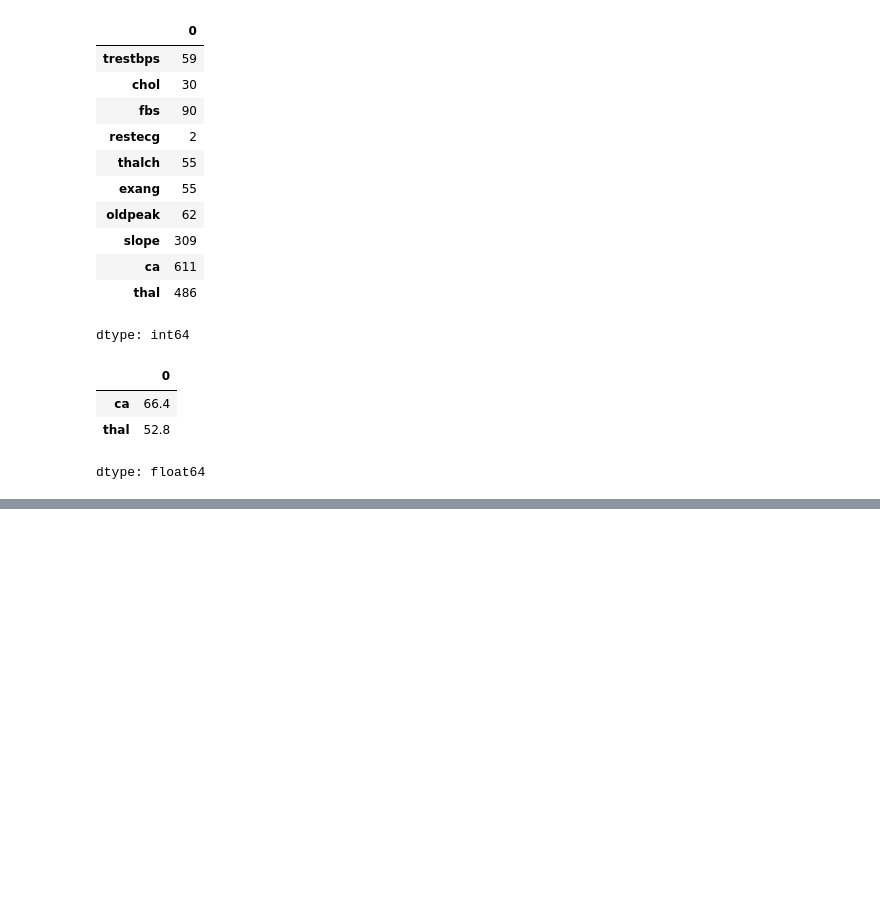
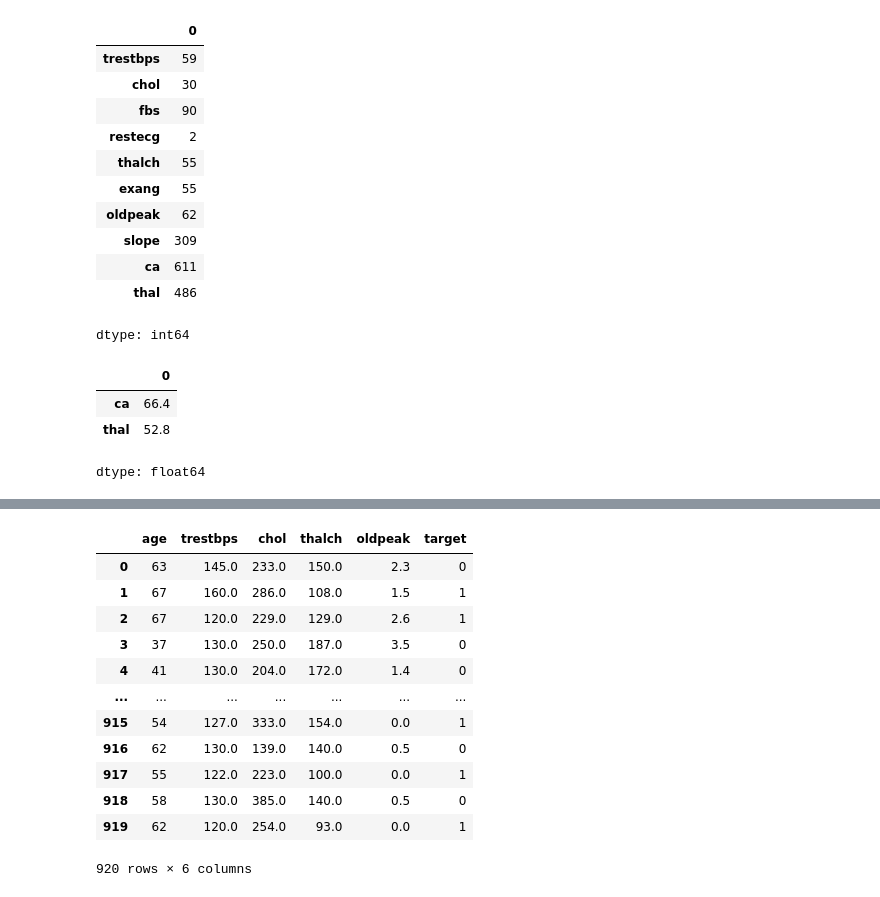
Before and after one commit to imtiazdeepto/MLProject, a Jupyter notebook: Project_2_Heart_disease_prediction/EDA_cardiac.ipynb, the cells around one changed output, grey strips where cells are left out. Saved outputs shown, nothing was run; the diff lists cells and outputs as text; code cells hidden in the pictures; blank space fills up the shorter version.

```diff
--- a/Project_2_Heart_disease_prediction/EDA_cardiac.ipynb
+++ b/Project_2_Heart_disease_prediction/EDA_cardiac.ipynb
@@ -124,0 +171,18 @@ dtype: float64
+# %%
+num_col=df.select_dtypes(include=["number"]).columns
+df[num_col]=df[num_col].fillna(df[num_col].median())
+df[num_col]
+# %% [output]
+|  | age | trestbps | chol | thalch | oldpeak | target |
+| 0 | 63 | 145.0 | 233.0 | 150.0 | 2.3 | 0 |
+| 1 | 67 | 160.0 | 286.0 | 108.0 | 1.5 | 1 |
+| 2 | 67 | 120.0 | 229.0 | 129.0 | 2.6 | 1 |
+| 3 | 37 | 130.0 | 250.0 | 187.0 | 3.5 | 0 |
+| 4 | 41 | 130.0 | 204.0 | 172.0 | 1.4 | 0 |
+| ... | ... | ... | ... | ... | ... | ... |
+| 915 | 54 | 127.0 | 333.0 | 154.0 | 0.0 | 1 |
+| 916 | 62 | 130.0 | 139.0 | 140.0 | 0.5 | 0 |
+| 917 | 55 | 122.0 | 223.0 | 100.0 | 0.0 | 1 |
+| 918 | 58 | 130.0 | 385.0 | 140.0 | 0.5 | 0 |
+| 919 | 62 | 120.0 | 254.0 | 93.0 | 0.0 | 1 |
+920 rows × 6 columns
```
Also changed, not shown: parts of 15 cells of this notebook.
